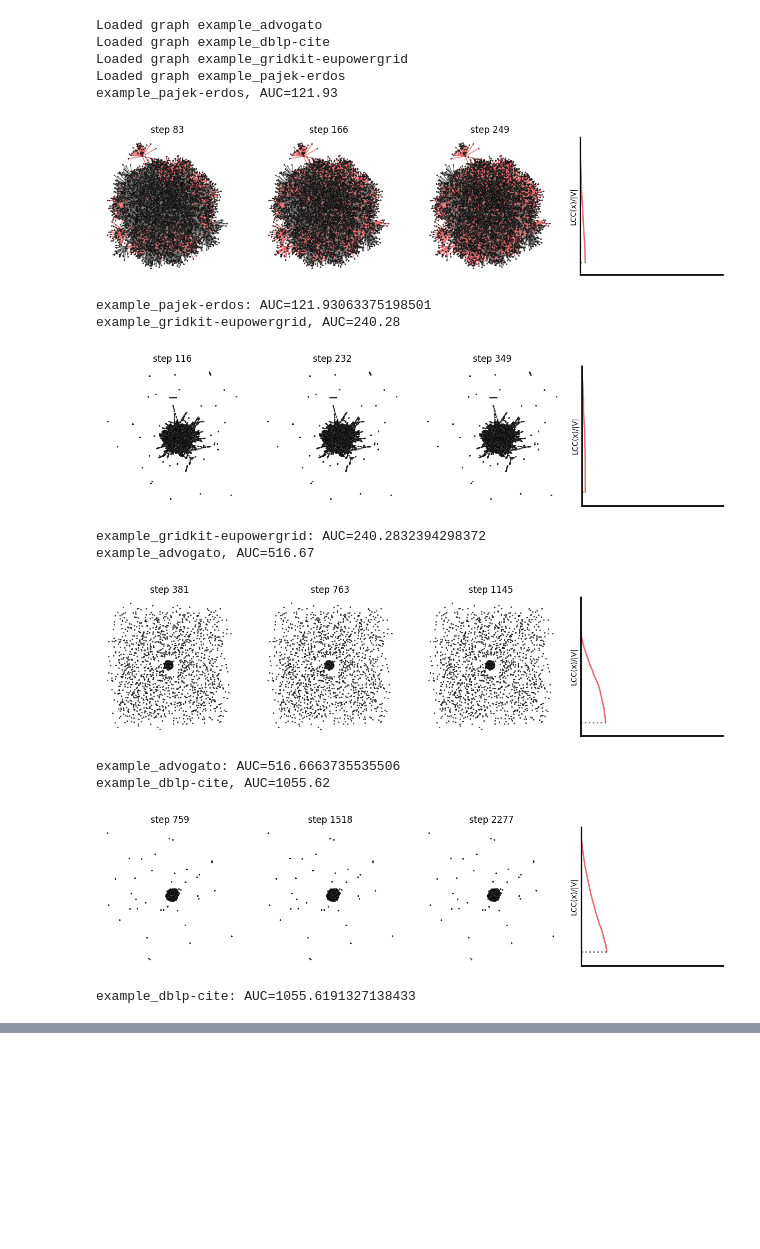
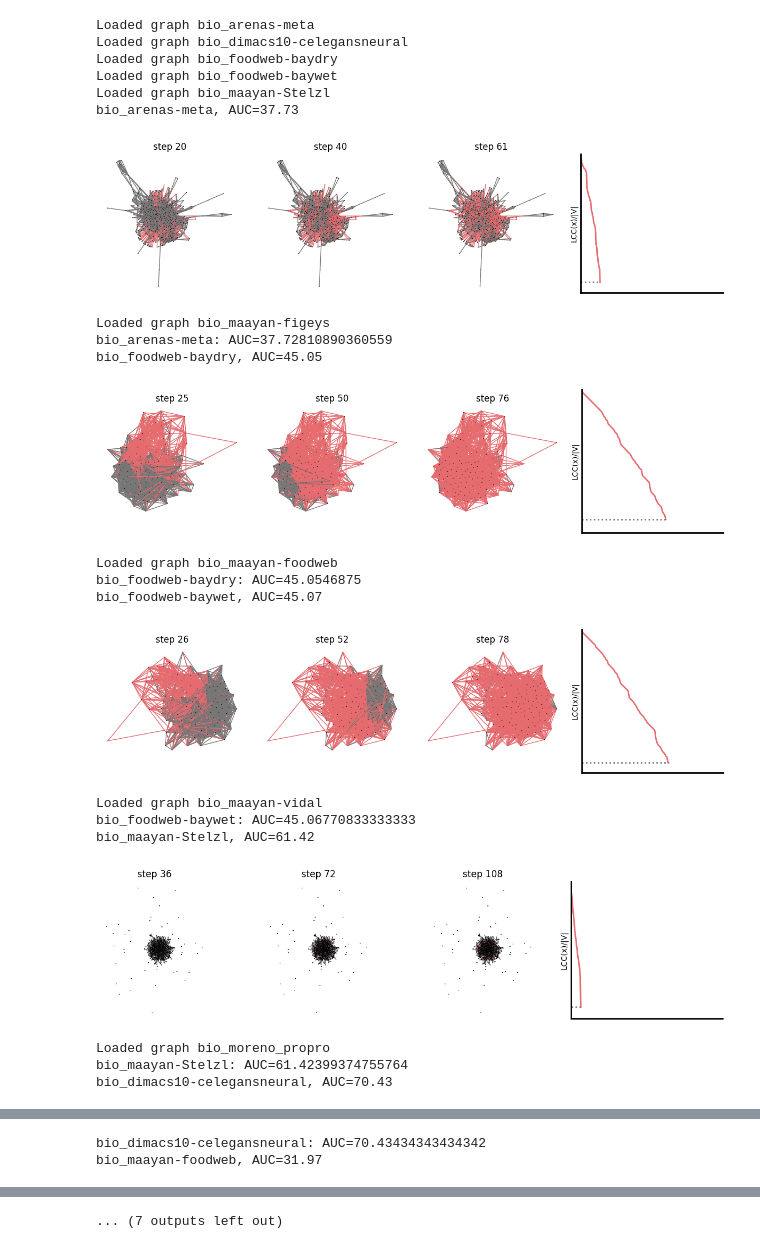
Before and after one commit to HaozheTian/MIND-ND, a Jupyter notebook: visualize.ipynb, the cells around one changed output, grey strips where cells are left out. Cells and saved outputs as stored; diff of their text form; code cells hidden in the pictures; blank space fills up the shorter version.

```diff
--- a/visualize.ipynb
+++ b/visualize.ipynb
@@ -1,37 +1,43 @@
 # %%
 from env import DismantleEnv
 from utils import validate
 import torch
 
 from networks.dismantle import SACPolicy
 
 render = True
 
-env = DismantleEnv('graphs/example', batch_size=5, is_val=True, render='plot')
-# env = DismantleEnv('graphs/real/bio', batch_size=5, is_val=True, render='plot')
+# env = DismantleEnv('graphs/example', batch_size=5, is_val=True, render='plot')
+env = DismantleEnv('graphs/real/bio', batch_size=5, is_val=True, render='plot')
 
 sac = SACPolicy(
     num_features=16,
     num_heads=4,
     num_mps=6,
 ).to(torch.device('cpu'))
 sac.load_state_dict(torch.load('saved/mind.ckpt', weights_only=True)['policy_state_dict'])
 
 auc_list = validate(env, sac)
 # %% [output]
-Loaded graph example_advogato
-Loaded graph example_dblp-cite
-Loaded graph example_gridkit-eupowergrid
-Loaded graph example_pajek-erdos
-example_pajek-erdos, AUC=121.93
+Loaded graph bio_arenas-meta
+Loaded graph bio_dimacs10-celegansneural
+Loaded graph bio_foodweb-baydry
+Loaded graph bio_foodweb-baywet
+Loaded graph bio_maayan-Stelzl
+bio_arenas-meta, AUC=37.73
-[figure, old version]
+[figure, new version]
-example_pajek-erdos: AUC=121.93063375198501
-example_gridkit-eupowergrid, AUC=240.28
+Loaded graph bio_maayan-figeys
+bio_arenas-meta: AUC=37.72810890360559
+bio_foodweb-baydry, AUC=45.05
-[figure, old version]
+[figure, new version]
-example_gridkit-eupowergrid: AUC=240.2832394298372
-example_advogato, AUC=516.67
+Loaded graph bio_maayan-foodweb
+bio_foodweb-baydry: AUC=45.0546875
+bio_foodweb-baywet, AUC=45.07
-[figure, old version]
+[figure, new version]
-example_advogato: AUC=516.6663735535506
-example_dblp-cite, AUC=1055.62
+Loaded graph bio_maayan-vidal
+bio_foodweb-baywet: AUC=45.06770833333333
+bio_maayan-Stelzl, AUC=61.42
-[figure, old version]
+[figure, new version]
-example_dblp-cite: AUC=1055.6191327138433
+Loaded graph bio_moreno_propro
+bio_maayan-Stelzl: AUC=61.42399374755764
+bio_dimacs10-celegansneural, AUC=70.43
@@ -37,0 +45,2 @@ example_dblp-cite: AUC=1055.6191327138433
+bio_dimacs10-celegansneural: AUC=70.43434343434342
+bio_maayan-foodweb, AUC=31.97
@@ -37,0 +48 @@ example_dblp-cite: AUC=1055.6191327138433
+... (7 outputs left out)
```
Also changed, not shown: parts of 1 cell of this notebook, 2 other files.
